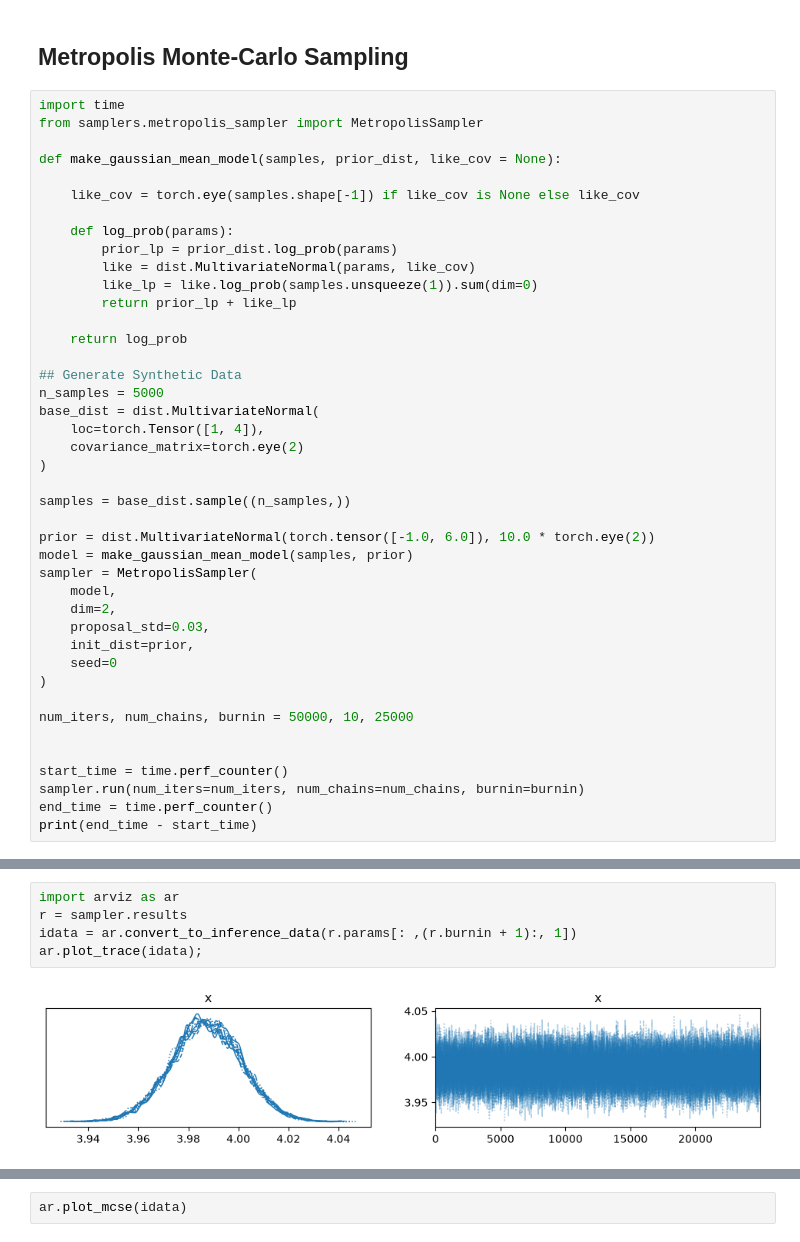
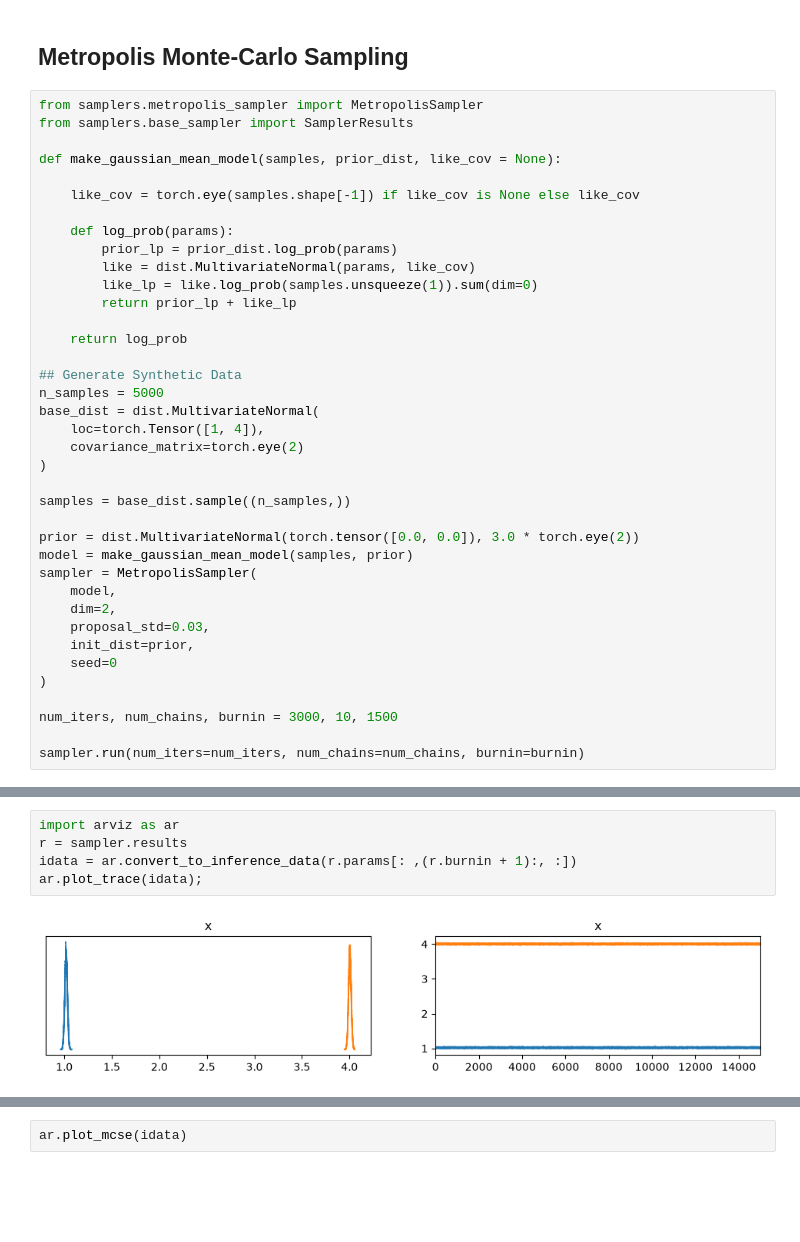
Before and after one commit to gdubbs100/explore-monte-carlo, a Jupyter notebook: montecarlo.ipynb, the cells around one changed output, grey strips where cells are left out. Drawn from its saved outputs; the diff is of its cells as text; blank space fills up the shorter version.

```diff
--- a/montecarlo.ipynb
+++ b/montecarlo.ipynb
@@ -6,8 +6,8 @@ import seaborn as sns
 # %% [markdown]
 ## Metropolis Monte-Carlo Sampling
 # %%
-import time
 from samplers.metropolis_sampler import MetropolisSampler
+from samplers.base_sampler import SamplerResults
 
 def make_gaussian_mean_model(samples, prior_dist, like_cov = None):
 
@@ -30,7 +30,7 @@ base_dist = dist.MultivariateNormal(
 
 samples = base_dist.sample((n_samples,))
 
-prior = dist.MultivariateNormal(torch.tensor([-1.0, 6.0]), 10.0 * torch.eye(2))
+prior = dist.MultivariateNormal(torch.tensor([0.0, 0.0]), 3.0 * torch.eye(2))
 model = make_gaussian_mean_model(samples, prior)
 sampler = MetropolisSampler(
     model,
@@ -40,10 +40,6 @@ sampler = MetropolisSampler(
     seed=0
 )
 
-num_iters, num_chains, burnin = 50000, 10, 25000
+num_iters, num_chains, burnin = 3000, 10, 1500
 
-
-start_time = time.perf_counter()
 sampler.run(num_iters=num_iters, num_chains=num_chains, burnin=burnin)
-end_time = time.perf_counter()
-print(end_time - start_time)
@@ -102,10 +229,10 @@ plot_gelman_rubin(sampler.results)
 # %%
 import arviz as ar
 r = sampler.results
-idata = ar.convert_to_inference_data(r.params[: ,(r.burnin + 1):, 1])
+idata = ar.convert_to_inference_data(r.params[: ,(r.burnin + 1):, :])
 ar.plot_trace(idata);
 # %% [output]
-[figure, old version]
+[figure, new version]
 # %%
 
 
```
Also changed, not shown: parts of 12 cells of this notebook, 6 other files.
